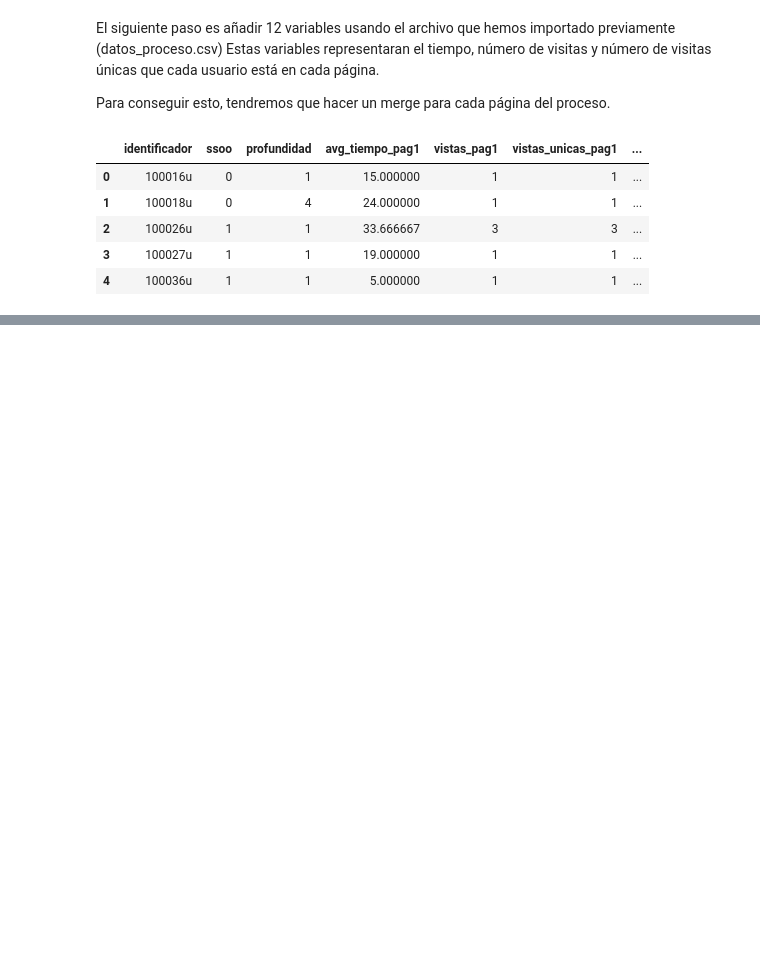
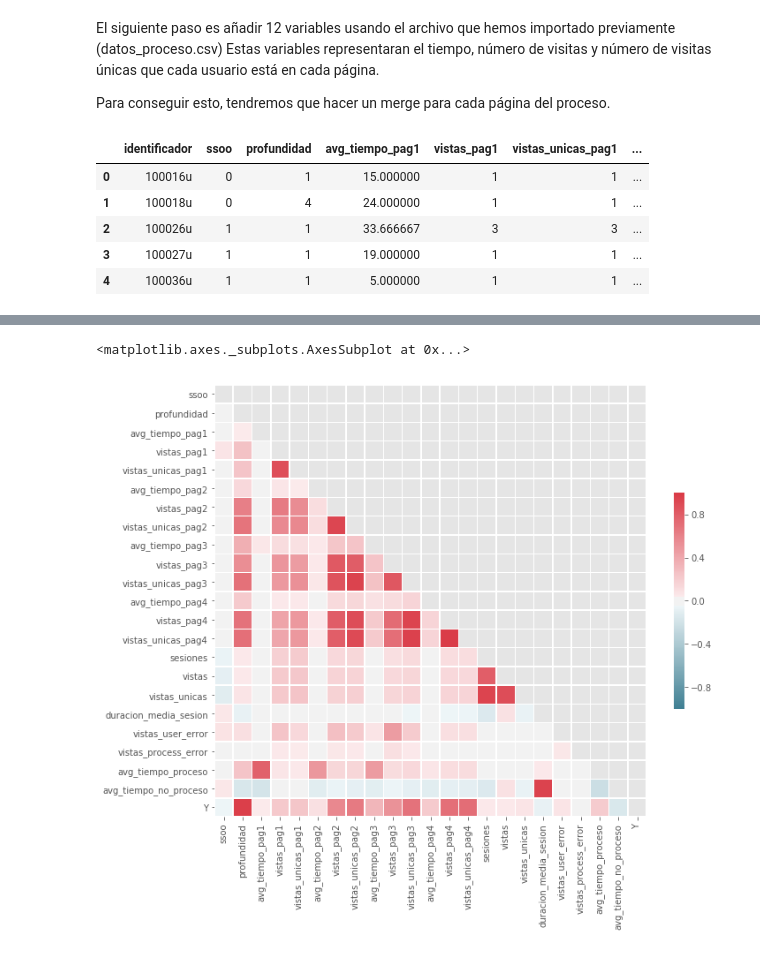
Before and after one commit to DiegoPerezCaa/TFM_QualitySession, a Jupyter notebook: TFM_QualityUser_paso_a_paso.ipynb, the cells around one changed output, grey strips where cells are left out. Cells and saved outputs as stored; diff of their text form; code cells hidden in the pictures; blank space fills up the shorter version.

Commit message:
Notebook final casi terminado

```diff
--- a/TFM_QualityUser_paso_a_paso.ipynb
+++ b/TFM_QualityUser_paso_a_paso.ipynb
@@ -238,0 +610,41 @@ df.head()
+# %%
+# Librerías a importar
+import pandas as pd
+import numpy as np
+import seaborn as sns
+import matplotlib.pyplot as plt
+
+%matplotlib inline
+import matplotlib
+matplotlib.style.use("ggplot") # Para conseguir la apariencia de ggplot
+
+import plotly.offline as py
+import plotly.graph_objs as go
+py.init_notebook_mode(connected=True)
+# %%
+# Antes de nada tenemos que conseguir nuestras etiquetas
+# Fácil, los usuarios con profundidad 4 tendran etiqueta 1, el resto 0
+df['Y'] = df['profundidad']
+df['Y'] = (df['Y'].replace(to_replace=[4,3,2,1],
+           value=[1,0,0,0]))
+# %%
+# Matriz con seaborn https://seaborn.pydata.org/examples/many_pairwise_correlations.html
+
+corr = (df[df.columns[1:]]).corr()
+
+# Generate a mask for the upper triangle
+mask = np.zeros_like(corr, dtype=np.bool)
+mask[np.triu_indices_from(mask)] = True
+
+# Set up the matplotlib figure
+f, ax = plt.subplots(figsize=(11, 9))
+
+# Generate a custom diverging colormap
+cmap = sns.diverging_palette(220, 10, as_cmap=True)
+
+# Draw the heatmap with the mask and correct aspect ratio
+sns.heatmap(corr, mask=mask, cmap=cmap, vmax=1, vmin=-1, center=0,
+            square=True, linewidths=.5, cbar_kws={"shrink": .5})
+# %% [output]
+<matplotlib.axes._subplots.AxesSubplot at 0x...>
+[figure, added]
```
Also changed, not shown: parts of 53 cells of this notebook.
